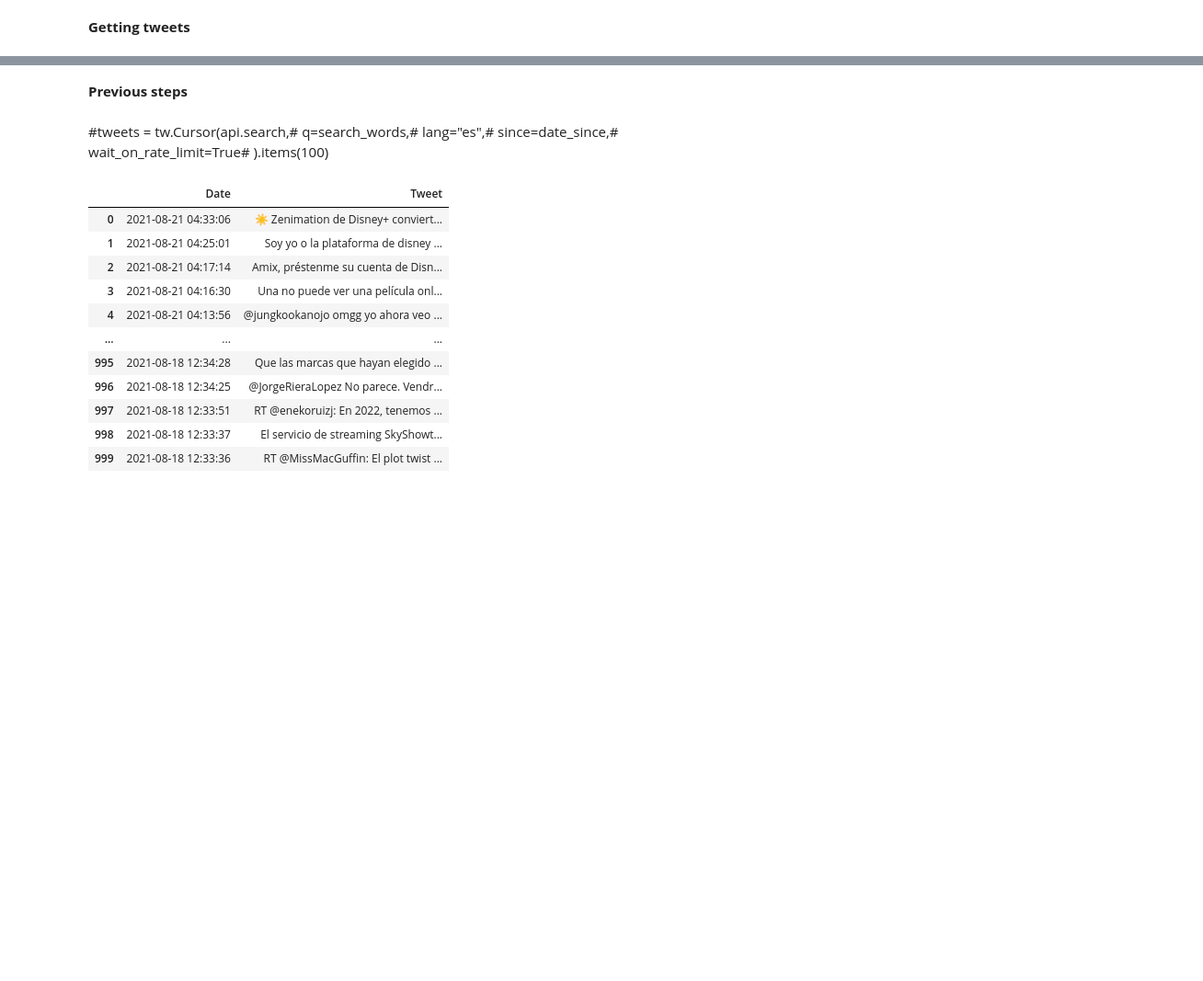
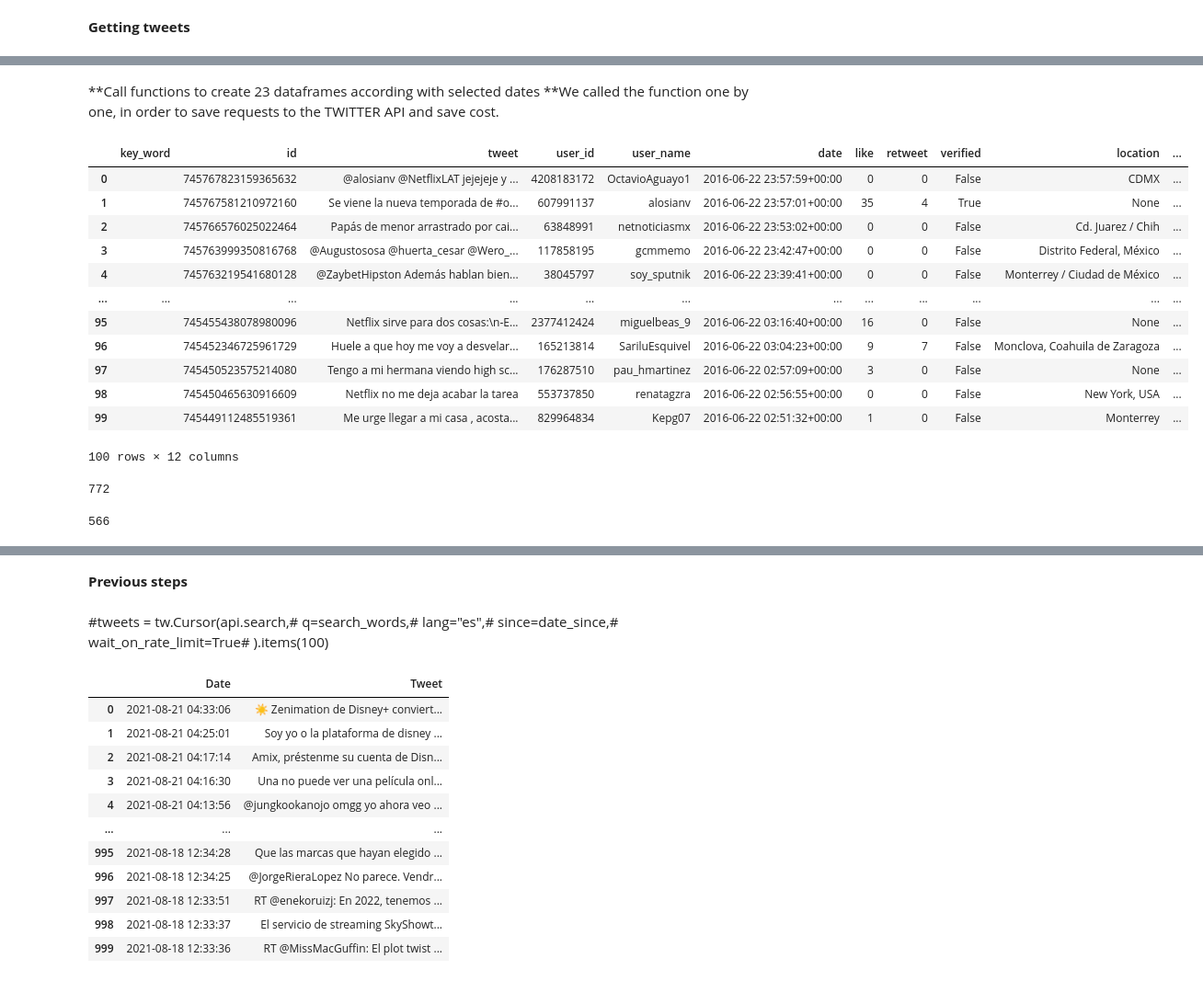
Before and after one commit to uriarriaga/Final_proyect, a Jupyter notebook: Database/TwitterPy.ipynb, the cells around one changed output, grey strips where cells are left out. Shown at 92% size. Drawn from its saved outputs; the diff is of its cells as text; code cells hidden in the pictures; blank space fills up the shorter version.

Commit message:
twitter process

```diff
--- a/Database/TwitterPy.ipynb
+++ b/Database/TwitterPy.ipynb
@@ -56,10 +55,3 @@ import os
 from sqlalchemy.ext.automap import automap_base
 from sqlalchemy.orm import Session
 from sqlalchemy import create_engine, func
-# %%
-#Credenciales de FER
-consumer_key = "jCruB2URIpOgvSUtcDEHwawrl"
-consumer_secret = "qHr73xJuXdilVD3f2QS7mlpCtMnfb1lx5JnFROcKsmDMcjtu4j"
-access_token = "16157274-aHyDpy5SQ41HbzqwTZbMTV5Cyzebz4K3uttT9m6eB"
-access_secret = "vOmZ0suDKGloPVDcKhYnj1kr0K0yQXYgl2sdkhN87oYW1"
-env_name = "robmirtest2"
@@ -192,0 +188,56 @@ result = pd.concat(frames)
+# %%
+# Define function to get the tweets
+
+def get_tweets(from_date, to_date):
+
+    tweets = tw.Cursor(api.search_full_archive,
+              label=env_name,
+              #PRUEBAS query='(Netflix OR "Amazon Prime Video" OR "Prime Video") lang:es place_country:MX',
+              query='(Netflix OR "Amazon Prime Video" OR "Prime Video" OR blim OR Disney+ OR "Disney Plus" OR Paramount+ OR "Paramount Plus" OR HBOMaxLA OR "HBO Max" OR StarPlus OR "Star Plus" OR @PrimeVideoMX OR @NetflixLAT OR @blim OR @ParamountPlusLA OR @disneyplusla OR @HBOMaxLA OR @StarPlusLA OR Paramount) lang:es place_country:MX -is:retweet',
+              #query='("Juegos Olimpicos" OR Olimpiadas OR Tokyo OR Tokio) lang:es place_country:MX -is:retweet',
+              fromDate=from_date,
+              toDate=to_date,
+              maxResults = 500
+              ).items()
+
+    tweet_list = []
+    tweet_text = ''
+    for tweet in tweets:
+        if tweet.truncated:
+            tweet_text = tweet.extended_tweet['full_text']
+        else:
+            tweet_text = tweet.text
+
+        tweet_list.append(['',tweet.id, tweet_text, tweet.user.id, tweet.user.screen_name,tweet.created_at,
+                         tweet.favorite_count, tweet.retweet_count,tweet.user.verified,tweet.user.location,
+                         tweet.user.friends_count, tweet.user.followers_count])
+# Create dataframe
+    df = pd.DataFrame(tweet_list, columns=['key_word','id', 'tweet','user_id','user_name','date',
+                                           'like','retweet','verified','location',
+                                           'friends','followers'])
+    return df
+# %% [markdown]
+**Call functions to create 23 dataframes according with selected dates
+**We called the function one by one, in order to save requests to the TWITTER API and save cost.
+# %%
+df_01 = get_tweets(date_since_01, date_until_01)
+# %%
+df_01.head(100)
+# %% [output]
+|  | key_word | id | tweet | user_id | user_name | date | like | retweet | verified | location | ... |
+| 0 |  | 745767823159365632 | @alosianv @NetflixLAT jejejeje y ... | 4208183172 | OctavioAguayo1 | 2016-06-22 23:57:59+00:00 | 0 | 0 | False | CDMX | ... |
+| 1 |  | 745767581210972160 | Se viene la nueva temporada de #o... | 607991137 | alosianv | 2016-06-22 23:57:01+00:00 | 35 | 4 | True | None | ... |
+| 2 |  | 745766576025022464 | Papás de menor arrastrado por cai... | 63848991 | netnoticiasmx | 2016-06-22 23:53:02+00:00 | 0 | 0 | False | Cd. Juarez / Chih | ... |
+| 3 |  | 745763999350816768 | @Augustososa @huerta_cesar @Wero_... | 117858195 | gcmmemo | 2016-06-22 23:42:47+00:00 | 0 | 0 | False | Distrito Federal, México | ... |
+| 4 |  | 745763219541680128 | @ZaybetHipston Además hablan bien... | 38045797 | soy_sputnik | 2016-06-22 23:39:41+00:00 | 0 | 0 | False | Monterrey / Ciudad de México | ... |
+| ... | ... | ... | ... | ... | ... | ... | ... | ... | ... | ... | ... |
+| 95 |  | 745455438078980096 | Netflix sirve para dos cosas:\n-E... | 2377412424 | miguelbeas_9 | 2016-06-22 03:16:40+00:00 | 16 | 0 | False | None | ... |
+| 96 |  | 745452346725961729 | Huele a que hoy me voy a desvelar... | 165213814 | SariluEsquivel | 2016-06-22 03:04:23+00:00 | 9 | 7 | False | Monclova, Coahuila de Zaragoza | ... |
+| 97 |  | 745450523575214080 | Tengo a mi hermana viendo high sc... | 176287510 | pau_hmartinez | 2016-06-22 02:57:09+00:00 | 3 | 0 | False | None | ... |
+| 98 |  | 745450465630916609 | Netflix no me deja acabar la tarea | 553737850 | renatagzra | 2016-06-22 02:56:55+00:00 | 0 | 0 | False | New York, USA | ... |
+| 99 |  | 745449112485519361 | Me urge llegar a mi casa , acosta... | 829964834 | Kepg07 | 2016-06-22 02:51:32+00:00 | 1 | 0 | False | Monterrey | ... |
+100 rows × 12 columns
+# %%
+df_01['tweet'].size
+# %% [output]
+772
@@ -192,0 +249,4 @@ result = pd.concat(frames)
+# %%
+df_02['tweet'].size
+# %% [output]
+566
```
Also changed, not shown: parts of 97 cells of this notebook, 27 other files.
